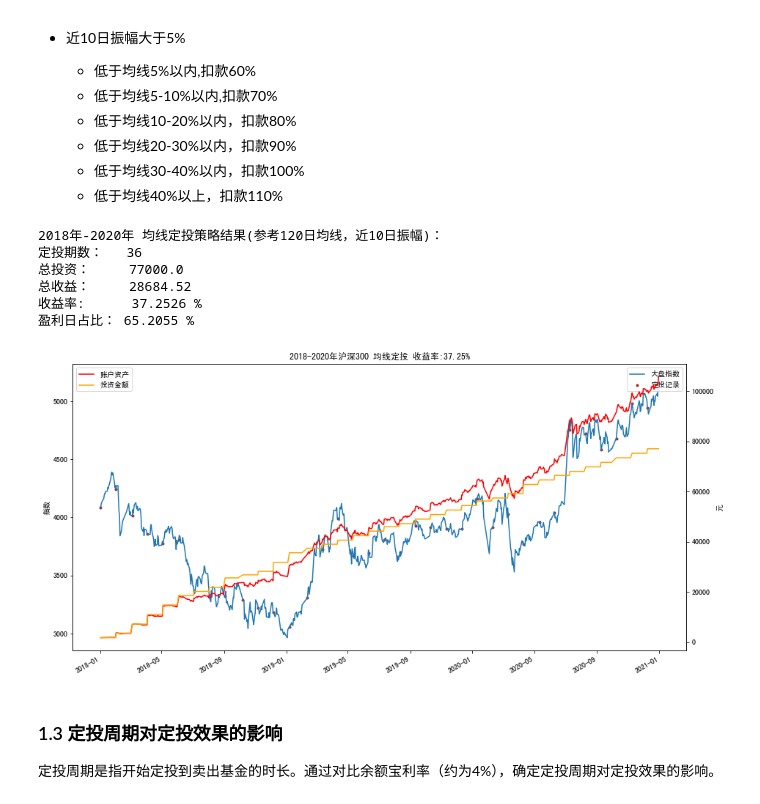
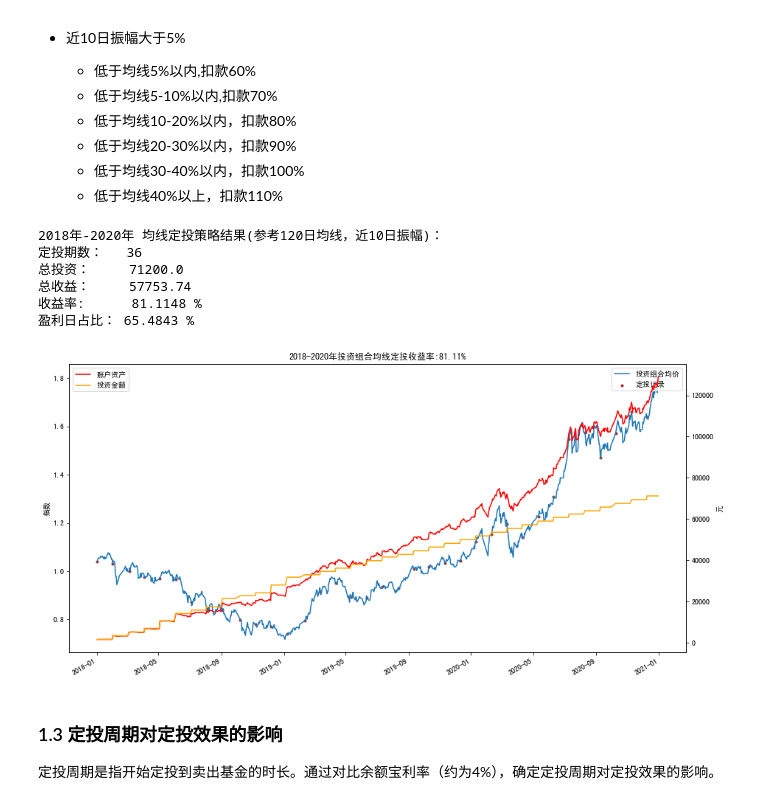
Before and after one commit to VanessaZhx/SmartInvestment, a Jupyter notebook: Part3 - Investment Strategy (Revision).ipynb, the cells around one changed output. Cells and saved outputs as stored; diff of their text form; code cells hidden in the pictures.

```diff
--- a/Part3 - Investment Strategy (Revision).ipynb
+++ b/Part3 - Investment Strategy (Revision).ipynb
@@ -142,7 +190,7 @@ plt.show()
 定义定投策略
 # %%
 invest_money = 2000
-start = np.datetime64("2018-01-02")
+start_time = np.datetime64("2018-01-02")
 
 invest_log  ={}           # 每次定投的日期记录(日期:大盘指数)
 invest_day = start_time   # 每次投资的时间
@@ -311,13 +359,13 @@ def stratege(ave,amp,T_1):
 # 计算120日均线
 average = []
 for i in df20.index:
-    ave = panel_0[:i][-120:]['close'].mean()
+    ave = panel_combine[:i][-120:]['close'].mean()
     average.append(ave)
 # %%
 # 计算10日振幅
 amplitude = []
 for i in df20.index:
-    interval = panel_0[:i][-10:]['close']
+    interval = panel_combine[:i][-10:]['close']
 
     #最大涨跌幅
     amp = interval.max() / interval.min() - 1
@@ -337,7 +385,6 @@ Yield=[]                  # 收益率日志
 
 for date,quote_change,index,ml,wl in zip(df20.index, df20['return'], df20['close'], average, amplitude):
     profile += quote_change * amount    #计算当天收益率
-    profile_log.append(profile)
 
     # 判断是否为定投日
     if date == invest_day:
@@ -394,37 +441,37 @@ res = res.set_index("日期")
 # %%
 # myplot(df20,over,invest_log,"2018-2020年沪深300 优化定投 收益率")
 
 print("2018年-2020年 均线定投策略结果(参考120日均线，近10日振幅)：")
 print("定投期数：  ", count)
 print("总投资：    ", invest_amount)
 print("总收益：    ", round(profile, 2))
 print("收益率:     ", round(profile / invest_amount * 100, 4),"%")
 print("盈利日占比：", round(positive_count / len(df20) * 100, 4),"%")
 
-titlename = "2018-2020年沪深300 均线定投 收益率"
+titlename = "2018-2020年投资组合均线定投收益率"
 
 plt.figure()
-df20['close'].plot(label="大盘指数")
+df20['close'].plot(label="投资组合均价")
 plt.scatter(invest_log.keys(),invest_log.values(),color="brown",marker=".",label="定投记录")
 plt.legend(loc='upper right')
 plt.ylabel("指数")
 plt.twinx()
 
 res['账户资产'].plot(color="red")
 res['投资金额'].plot(color="orange")
 
 plt.ylabel("元")
 plt.legend(loc='best')
 plt.title(titlename+":{:.2f}%".format(res.tail(1)["收益率"][0]))
 plt.show()
 # %% [output]
 2018年-2020年 均线定投策略结果(参考120日均线，近10日振幅)：
 定投期数：   36
-总投资：     77000.0
-总收益：     28684.52
-收益率:      37.2526 %
-盈利日占比： 65.2055 %
+总投资：     71200.0
+总收益：     57753.74
+收益率:      81.1148 %
+盈利日占比： 65.4843 %
-[figure, old version]
+[figure, new version]
 # %% [markdown]
 ### 1.3 定投周期对定投效果的影响
 定投周期是指开始定投到卖出基金的时长。通过对比余额宝利率（约为4%），确定定投周期对定投效果的影响。
```
Also changed, not shown: parts of 13 cells of this notebook.
